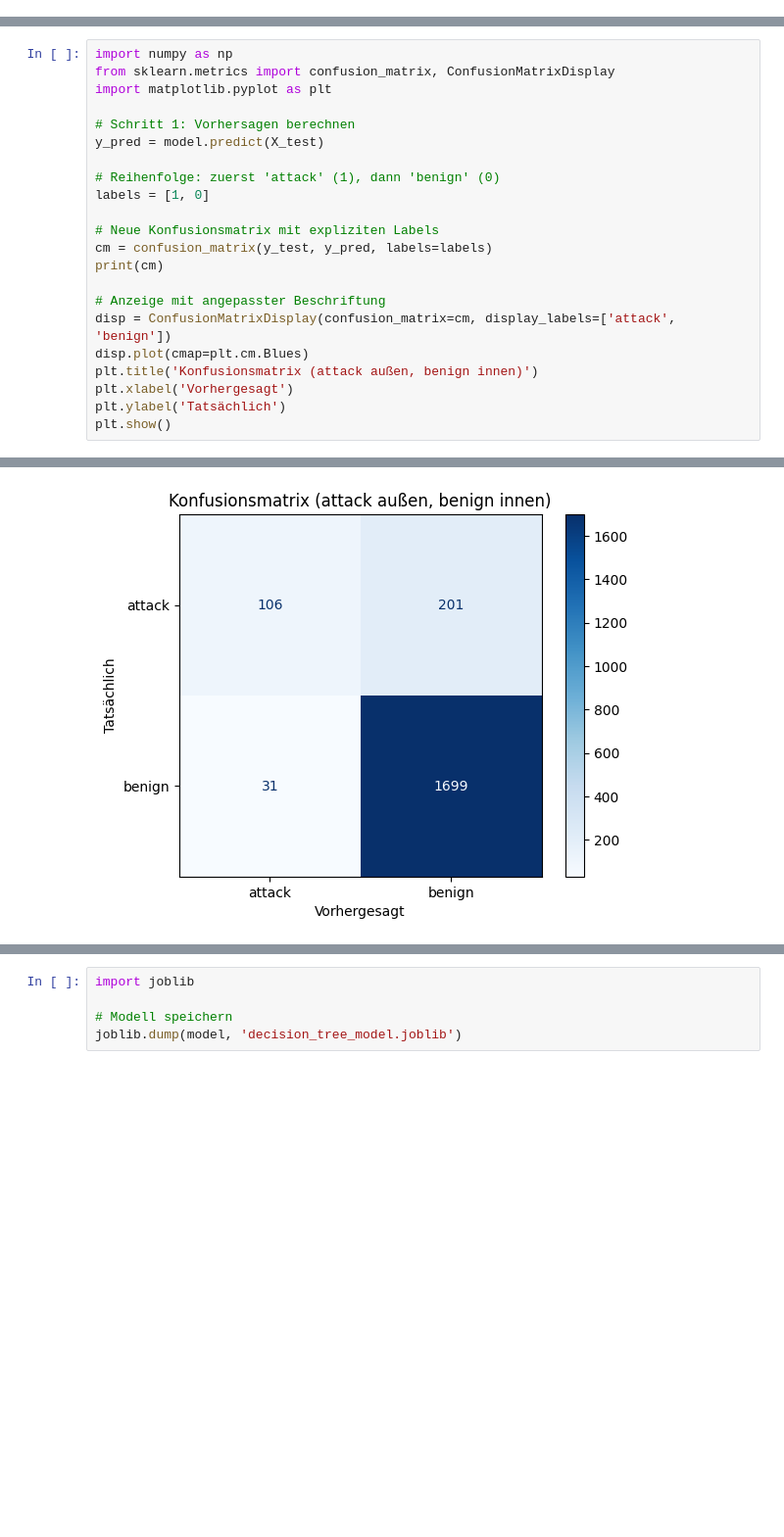
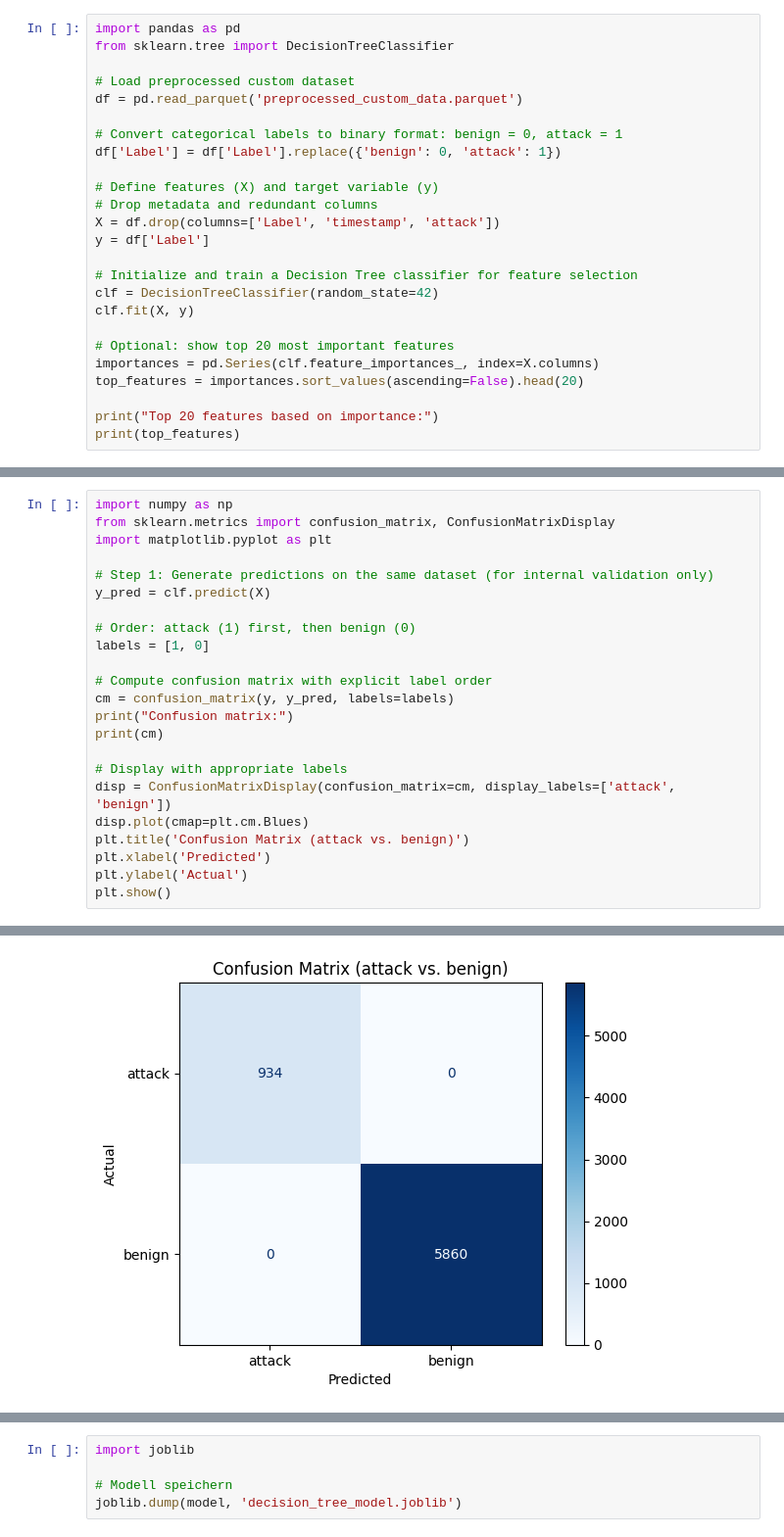
Before and after one commit to DrBaldri4n/Bachelor_Thesis, a Jupyter notebook: code/3_DT_featureselection.ipynb, the cells around one changed output, grey strips where cells are left out. Shown at 98% size. Drawn from its saved outputs; the diff is of its cells as text; blank space fills up the shorter version.

```diff
--- a/code/3_DT_featureselection.ipynb
+++ b/code/3_DT_featureselection.ipynb
@@ -72,0 +1,25 @@ DecisionTreeClassifier(random_state=42)
+# %%
+import pandas as pd
+from sklearn.tree import DecisionTreeClassifier
+
+# Load preprocessed custom dataset
+df = pd.read_parquet('preprocessed_custom_data.parquet')
+
+# Convert categorical labels to binary format: benign = 0, attack = 1
+df['Label'] = df['Label'].replace({'benign': 0, 'attack': 1})
+
+# Define features (X) and target variable (y)
+# Drop metadata and redundant columns
+X = df.drop(columns=['Label', 'timestamp', 'attack'])
+y = df['Label']
+
+# Initialize and train a Decision Tree classifier for feature selection
+clf = DecisionTreeClassifier(random_state=42)
+clf.fit(X, y)
+
+# Optional: show top 20 most important features
+importances = pd.Series(clf.feature_importances_, index=X.columns)
+top_features = importances.sort_values(ascending=False).head(20)
+
+print("Top 20 features based on importance:")
+print(top_features)
@@ -75,21 +46,22 @@ import numpy as np
 from sklearn.metrics import confusion_matrix, ConfusionMatrixDisplay
 import matplotlib.pyplot as plt
 
-# Schritt 1: Vorhersagen berechnen
-y_pred = model.predict(X_test)
+# Step 1: Generate predictions on the same dataset (for internal validation only)
+y_pred = clf.predict(X)
 
-# Reihenfolge: zuerst 'attack' (1), dann 'benign' (0)
+# Order: attack (1) first, then benign (0)
 labels = [1, 0]
 
-# Neue Konfusionsmatrix mit expliziten Labels
-cm = confusion_matrix(y_test, y_pred, labels=labels)
+# Compute confusion matrix with explicit label order
+cm = confusion_matrix(y, y_pred, labels=labels)
+print("Confusion matrix:")
 print(cm)
 
-# Anzeige mit angepasster Beschriftung
+# Display with appropriate labels
 disp = ConfusionMatrixDisplay(confusion_matrix=cm, display_labels=['attack', 'benign'])
 disp.plot(cmap=plt.cm.Blues)
-plt.title('Konfusionsmatrix (attack außen, benign innen)')
-plt.xlabel('Vorhergesagt')
-plt.ylabel('Tatsächlich')
+plt.title('Confusion Matrix (attack vs. benign)')
+plt.xlabel('Predicted')
+plt.ylabel('Actual')
 plt.show()
 # %% [output]
@@ -98 +71 @@ plt.show()
-[figure, old version]
+[figure, new version]
```
Also changed, not shown: parts of 13 cells of this notebook, 35 other files.
